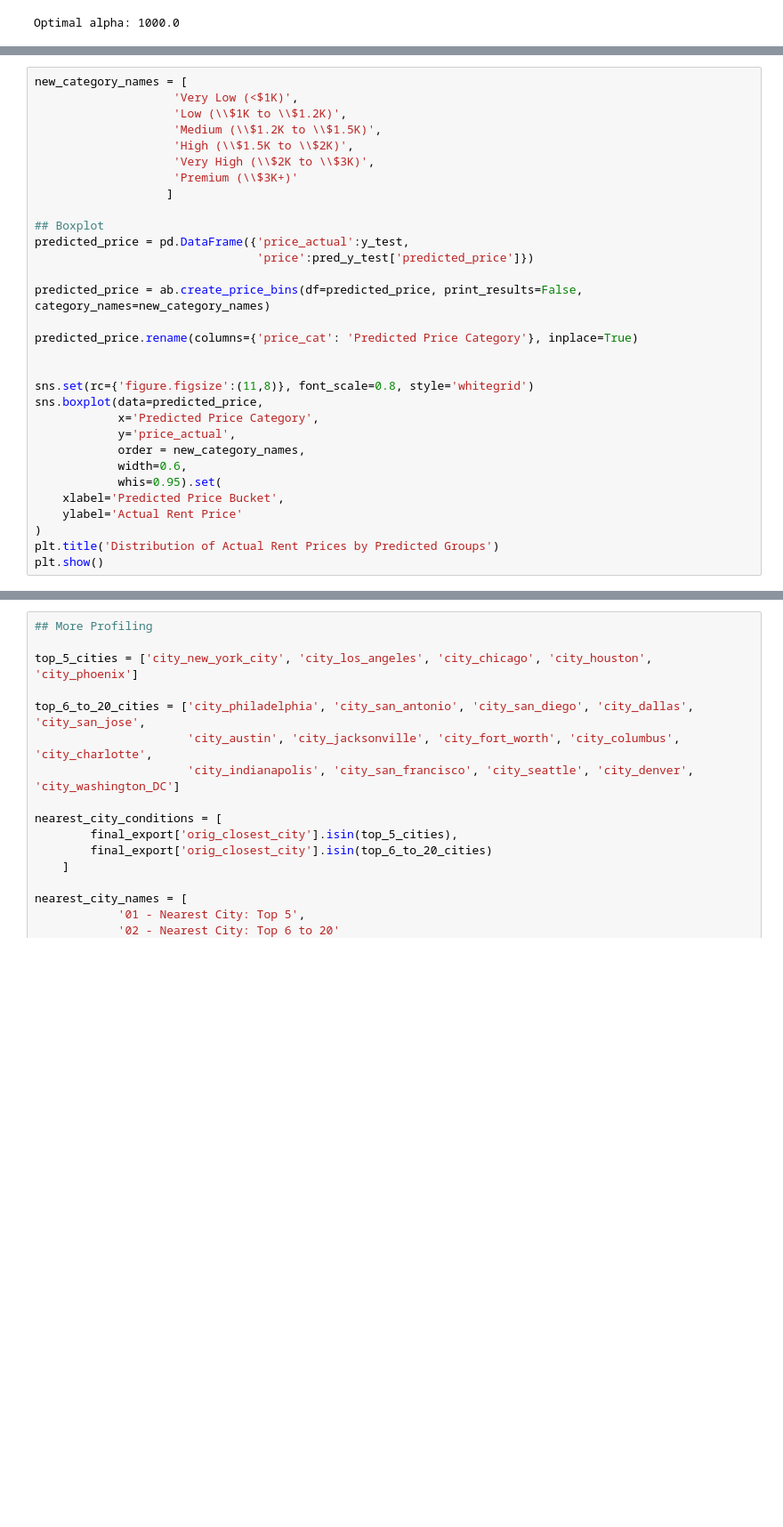
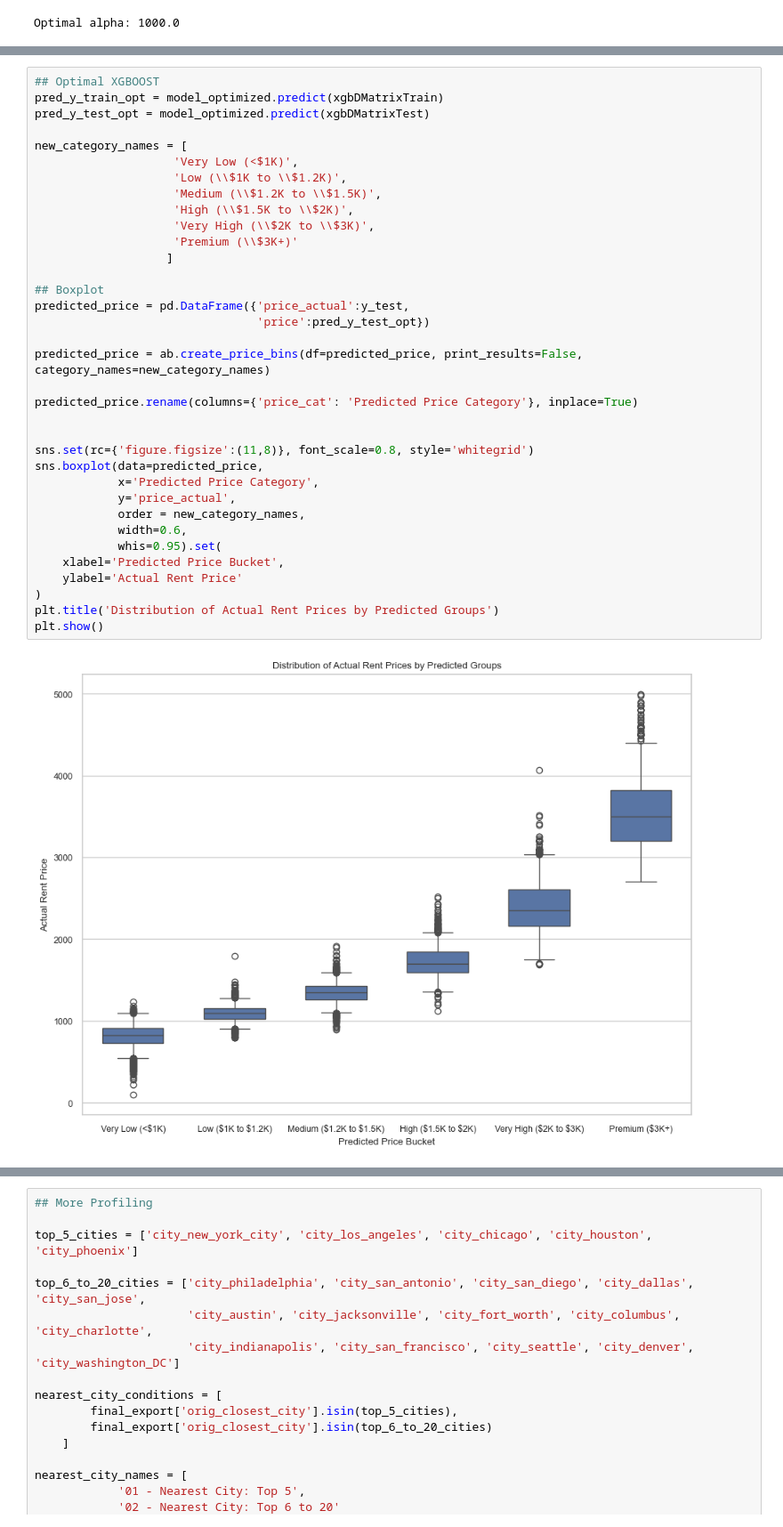
Before and after one commit to abluna/Rent-Pricing-Model-Description, a Jupyter notebook: Apartment Rent Prediction.ipynb, the cells around one changed output, grey strips where cells are left out. Shown: that part at 89% size. Saved outputs shown, nothing was run; the diff lists cells and outputs as text; blank space fills up the shorter version.

```diff
--- a/Apartment Rent Prediction.ipynb
+++ b/Apartment Rent Prediction.ipynb
@@ -352,34 +363,40 @@ shap.summary_plot(shap_values, sample_x_test)
 # %%
+## Optimal XGBOOST
+pred_y_train_opt = model_optimized.predict(xgbDMatrixTrain)
+pred_y_test_opt = model_optimized.predict(xgbDMatrixTest)
+
 new_category_names = [
                     'Very Low (<$1K)',
                     'Low (\\$1K to \\$1.2K)',
                     'Medium (\\$1.2K to \\$1.5K)',
                     'High (\\$1.5K to \\$2K)',
                     'Very High (\\$2K to \\$3K)',
                     'Premium (\\$3K+)'
                    ]
 
 ## Boxplot
 predicted_price = pd.DataFrame({'price_actual':y_test,
-                                'price':pred_y_test['predicted_price']})
+                                'price':pred_y_test_opt})
 
 predicted_price = ab.create_price_bins(df=predicted_price, print_results=False, category_names=new_category_names)
 
 predicted_price.rename(columns={'price_cat': 'Predicted Price Category'}, inplace=True)
 
 
 sns.set(rc={'figure.figsize':(11,8)}, font_scale=0.8, style='whitegrid')
 sns.boxplot(data=predicted_price,
             x='Predicted Price Category',
             y='price_actual',
             order = new_category_names,
             width=0.6,
             whis=0.95).set(
     xlabel='Predicted Price Bucket',
     ylabel='Actual Rent Price'
 )
 plt.title('Distribution of Actual Rent Prices by Predicted Groups')
 plt.show()
+# %% [output]
+[figure, added]
 # %%
 sns.kdeplot(
    data=predicted_price, x="price_actual", hue='Predicted Price Category',
```
Also changed, not shown: parts of 15 cells of this notebook.
